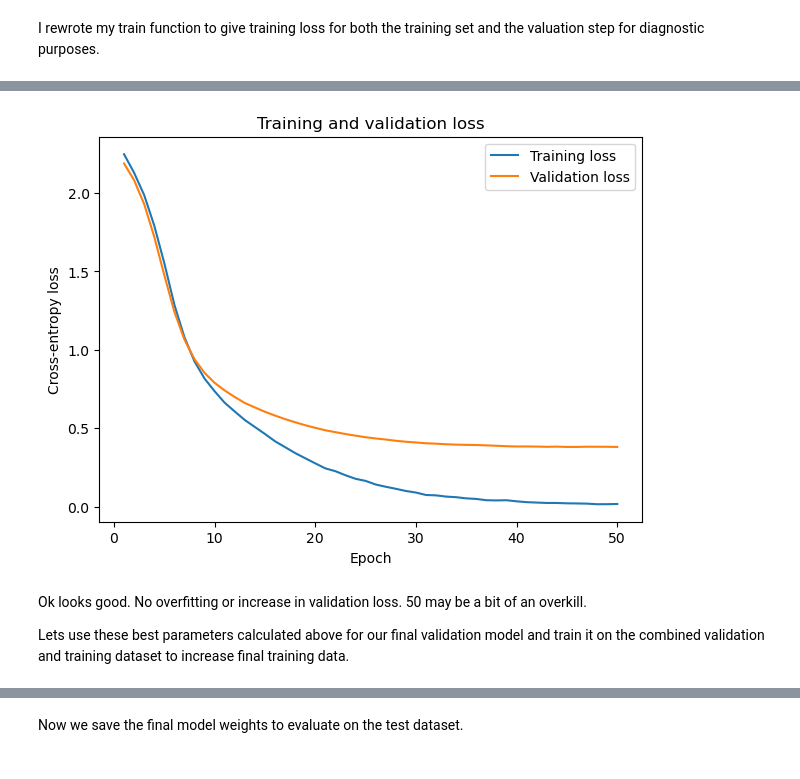
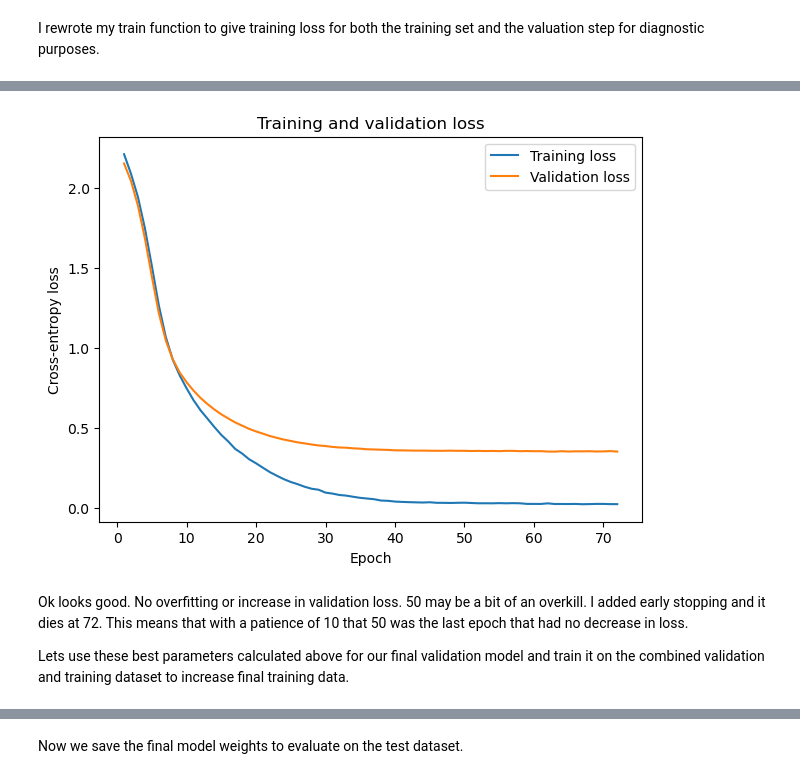
Before and after one commit to Swarland/single-cell-pytorch-classifier, a Jupyter notebook: notebooks/02_train_model.ipynb, the cells around one changed output, grey strips where cells are left out. Saved outputs shown, nothing was run; the diff lists cells and outputs as text; code cells hidden in the pictures.

Commit message:
added early stopping to training

```diff
--- a/notebooks/02_train_model.ipynb
+++ b/notebooks/02_train_model.ipynb
@@ -270,6 +270,7 @@ Best hyperparameters: {'lr': 8.587755532173362e-05, 'weight_decay': 5.2807506922
 # %% [markdown]
 I rewrote my train function to give training loss for both the training set and the valuation step for diagnostic purposes.
 # %%
+set_seed(42)
 diagnostic_model = SingleCellModel(
     num_features=X_tensor.shape[1],
     num_classes=len(class_names),
@@ -282,12 +283,14 @@ diagnostic_model = SingleCellModel(
 
 ## Train diagnostic model
 diagnostic_model, history = train(
-    train_dataloader,
-    diagnostic_model,
-    num_epochs=50,
+    dataloader=train_dataloader,
+    model=diagnostic_model,
+    num_epochs=100,
     lr=best_params["lr"],
     weight_decay=best_params["weight_decay"],
-    validation_dataloader = validate_dataloader)
+    validation_dataloader=validate_dataloader,
+    patience=10,
+    min_delta=0.001)
 
 epochs = range(1, len(history["train_loss"]) + 1)
 
@@ -321,6 +324,6 @@ Epoch 50/50 complete. Train loss: 0.0177 Validation loss: 0.3815
-[figure, old version]
+[figure, new version]
 # %% [markdown]
-Ok looks good. No overfitting or increase in validation loss. 50 may be a bit of an overkill.
+Ok looks good. No overfitting or increase in validation loss. 50 may be a bit of an overkill. I added early stopping and it dies at 72. This means that with a patience of 10 that 50 was the last epoch that had no decrease in loss.
 
 Lets use these best parameters calculated above for our final validation model and train it on the combined validation and training dataset to increase final training data.
 # %%
```
Also changed, not shown: parts of 2 cells of this notebook, 6 other files.
